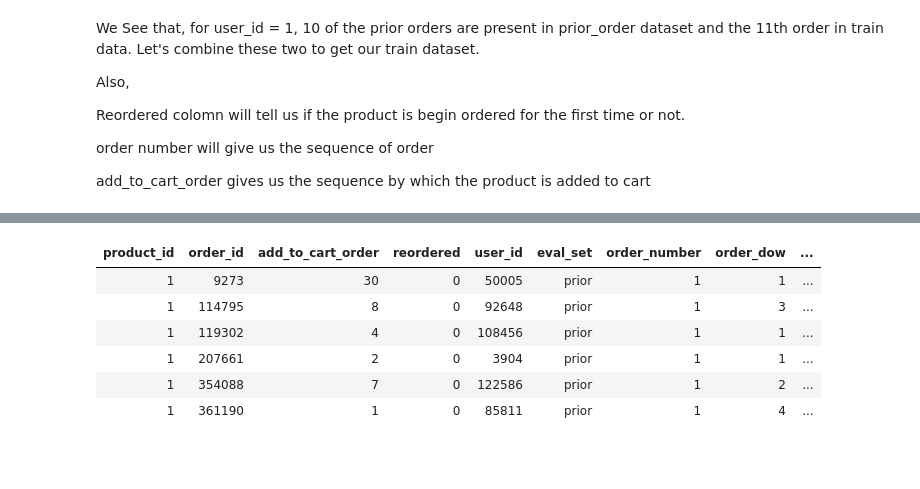
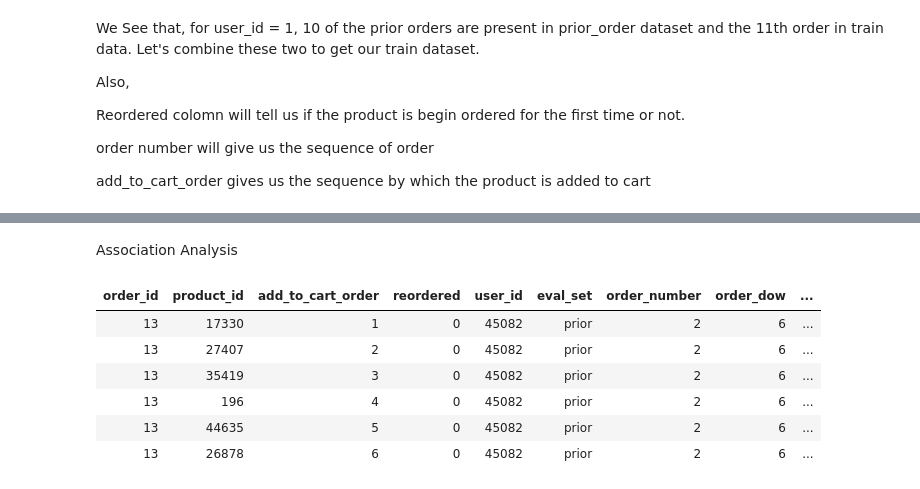
Before and after one commit to gowtham91m/Instacart-Market-Basket-Analysis, a Jupyter notebook: Instacart_R.ipynb, the cells around one changed output, grey strips where cells are left out. Saved outputs shown, nothing was run; the diff lists cells and outputs as text; code cells hidden in the pictures; blank space fills up the shorter version.

Commit message:
analysis updates

```diff
--- a/Instacart_R.ipynb
+++ b/Instacart_R.ipynb
@@ -146,0 +159,2 @@ dim(train)
+# %%
+prior_train_order_details = fread('prior_test_order_details.csv')
@@ -147,10 +163,12 @@ dim(train)
+# %% [markdown]
+Association Analysis
 # %%
-head(train)
+head(prior_train_order_details)
 # %% [output]
-| product_id | order_id | add_to_cart_order | reordered | user_id | eval_set | order_number | order_dow | ... |
-| 1 | 9273 | 30 | 0 | 50005 | prior | 1 | 1 | ... |
-| 1 | 114795 | 8 | 0 | 92648 | prior | 1 | 3 | ... |
-| 1 | 119302 | 4 | 0 | 108456 | prior | 1 | 1 | ... |
-| 1 | 207661 | 2 | 0 | 3904 | prior | 1 | 1 | ... |
-| 1 | 354088 | 7 | 0 | 122586 | prior | 1 | 2 | ... |
-| 1 | 361190 | 1 | 0 | 85811 | prior | 1 | 4 | ... |
+| order_id | product_id | add_to_cart_order | reordered | user_id | eval_set | order_number | order_dow | ... |
+| 13 | 17330 | 1 | 0 | 45082 | prior | 2 | 6 | ... |
+| 13 | 27407 | 2 | 0 | 45082 | prior | 2 | 6 | ... |
+| 13 | 35419 | 3 | 0 | 45082 | prior | 2 | 6 | ... |
+| 13 | 196 | 4 | 0 | 45082 | prior | 2 | 6 | ... |
+| 13 | 44635 | 5 | 0 | 45082 | prior | 2 | 6 | ... |
+| 13 | 26878 | 6 | 0 | 45082 | prior | 2 | 6 | ... |
```
Also changed, not shown: parts of 39 cells of this notebook, 1 other file.
